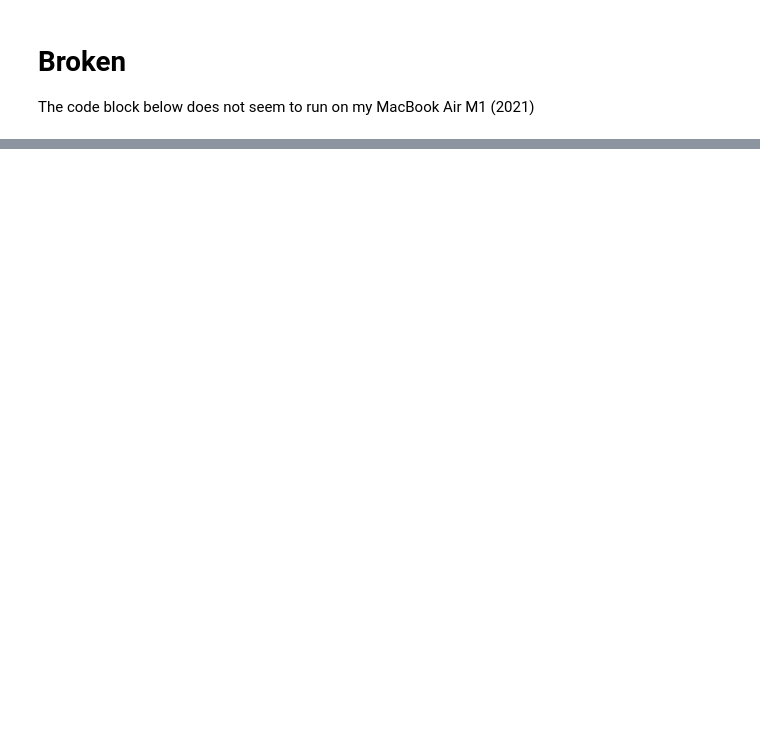
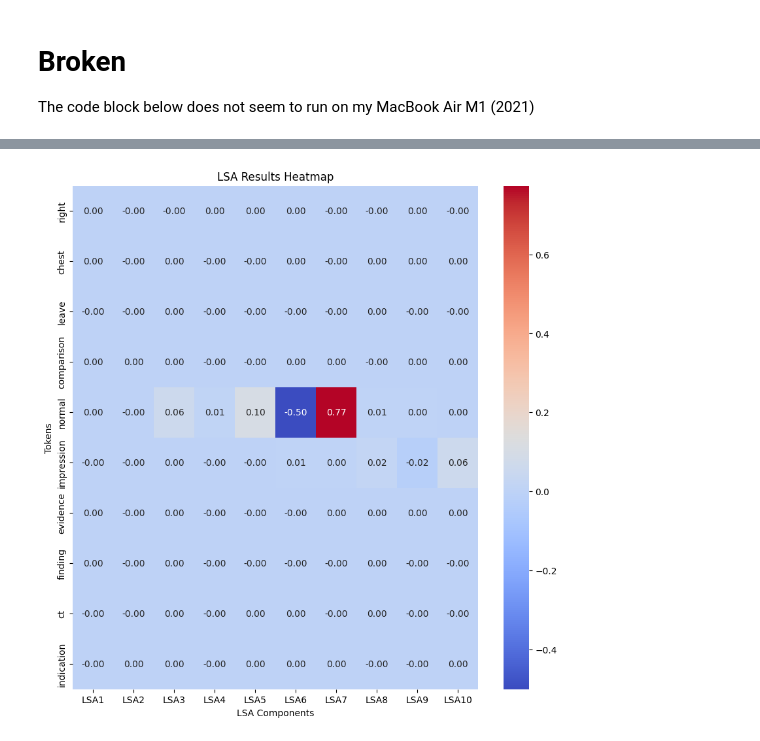
Before and after one commit to aaut0001/FIT3163-DSP, a Jupyter notebook: radiology.ipynb, the cells around one changed output, grey strips where cells are left out. Saved outputs shown, nothing was run; the diff lists cells and outputs as text; code cells hidden in the pictures; blank space fills up the shorter version.

```diff
--- a/radiology.ipynb
+++ b/radiology.ipynb
@@ -592,0 +593,10 @@ Note: you may need to restart the kernel to use updated packages.
+# %%
+# visualise
+plt.figure(figsize=(10,10))
+sns.heatmap(lsa_df[:10], cmap="coolwarm", annot = True, fmt=".2f")
+plt.title("LSA Results Heatmap")
+plt.xlabel("LSA Components")
+plt.ylabel("Tokens")
+plt.show()
+# %% [output]
+[figure, added]
```
Also changed, not shown: parts of 7 cells of this notebook.
